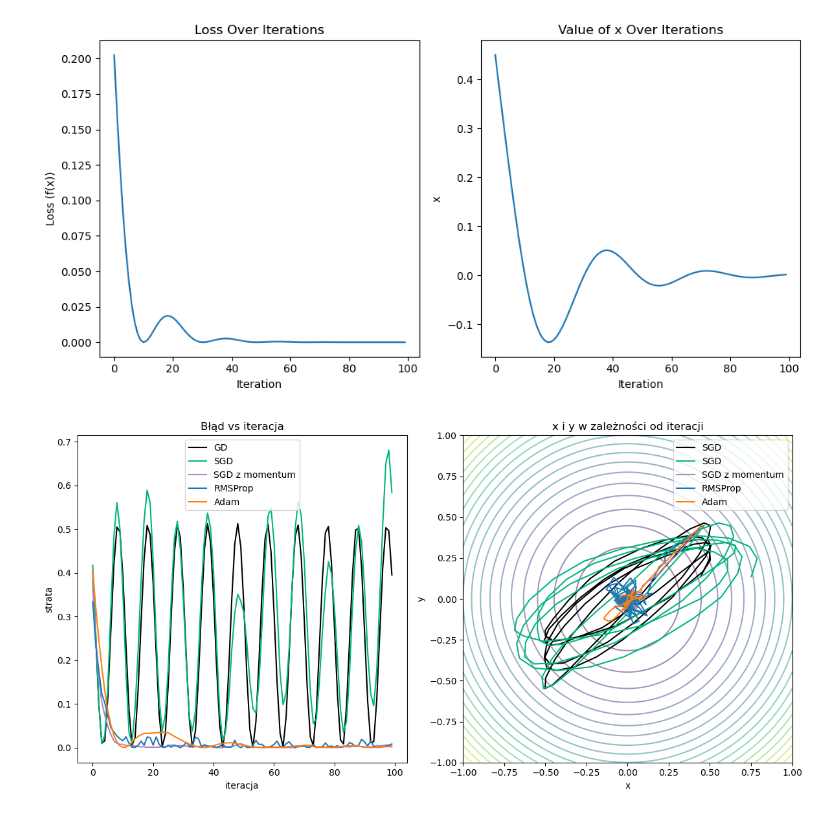
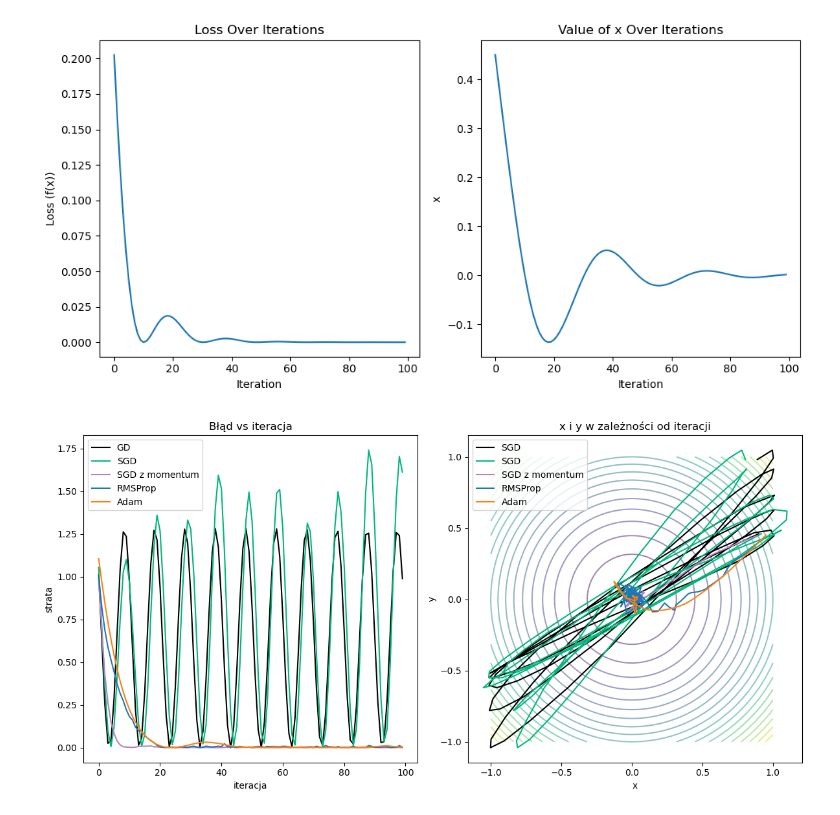
Before and after one commit to MilegoDzionka/BardzoGlebokieUczenie, a Jupyter notebook: Lab 2-3.ipynb, the cells around one changed output. Saved outputs shown, nothing was run; the diff lists cells and outputs as text; code cells hidden in the pictures.

```diff
--- a/Lab 2-3.ipynb
+++ b/Lab 2-3.ipynb
@@ -156,7 +156,7 @@ df = lambda x: np.array([2 * x[0], 2 * x[1]])
 learning_rate = 0.05
 beta = 0.7
 num_iterations = 100
-x_init = np.array([float(0.5),float(0.5)])
+x_init = np.array([1,float(0.5)])
 momentum = 0.5
 error_variance = 0.05
 
@@ -179,31 +179,31 @@ plt.plot(loss_values_gd, label="GD",color = 'Black')
 plt.plot(loss_values_sgd, label="SGD", color = '#00B77B')
 plt.plot(loss_values_sgdM, label="SGD z momentum", color = '#B383C2')
 plt.plot(loss_values_rms, label="RMSProp")
 plt.plot(loss_values_adam, label="Adam")
 plt.title('Błąd vs iteracja')
 plt.xlabel('iteracja')
 plt.ylabel('strata')
 plt.legend()
 
 plt.subplot(1, 2, 2)
 x_range = np.linspace(-1, 1, 100)
 y_range = np.linspace(-1, 1, 100)
 X, Y = np.meshgrid(x_range, y_range)
 
 Z = f([X, Y])
 plt.contour(X, Y, Z, 20, cmap='viridis', alpha=0.5)
 
 plt.plot(x_values_gd[:, 0], x_values_sgd[:, 1], label="SGD", color = 'Black')
 plt.plot(x_values_sgd[:, 0], x_values_sgd[:, 1], label="SGD", color = '#00B77B')
 plt.plot(x_values_sgdM[:, 0], x_values_sgdM[:, 1], label="SGD z momentum", color = '#B383C2')
 plt.plot(x_values_rms[:, 0], x_values_rms[:, 1], label="RMSProp")
 plt.plot(x_values_adam[:, 0], x_values_adam[:, 1], label="Adam")
 plt.title('x i y w zależności od iteracji')
 plt.xlabel('x')
 plt.ylabel('y')
 plt.legend()
 
 plt.tight_layout()
 plt.show()
 # %% [output]
-[figure, old version]
+[figure, new version]
```
Also changed, not shown: parts of 1 cell of this notebook.
